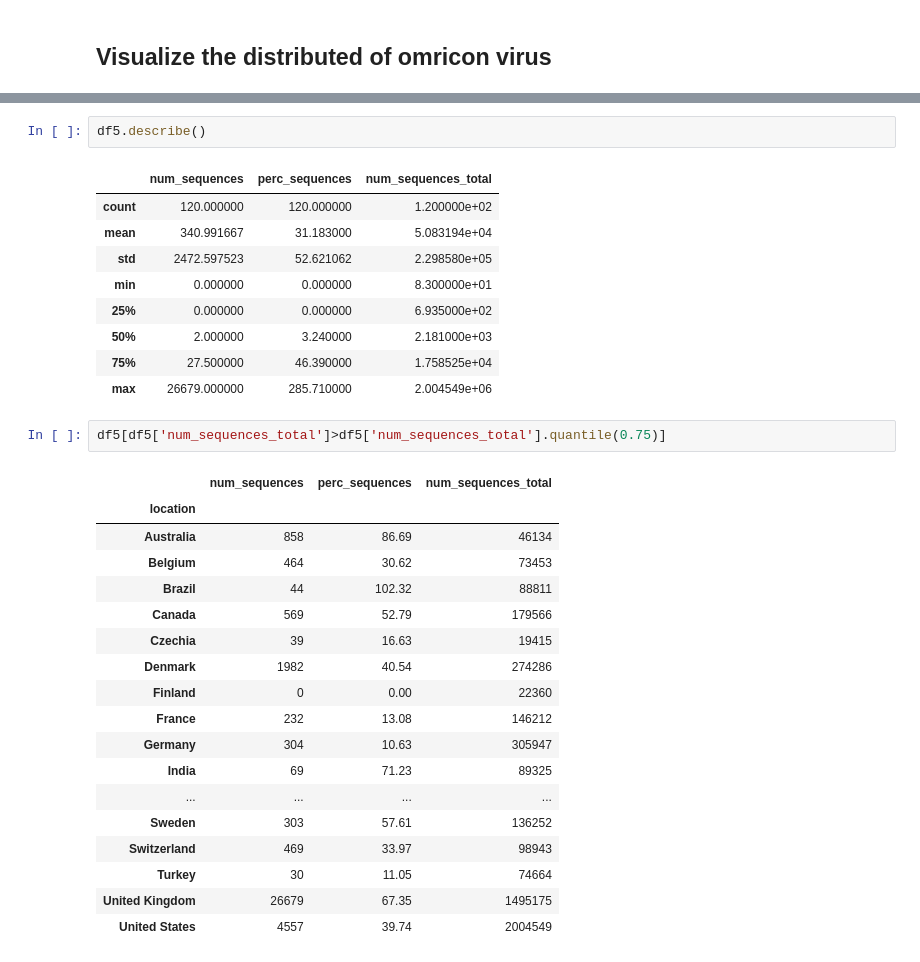
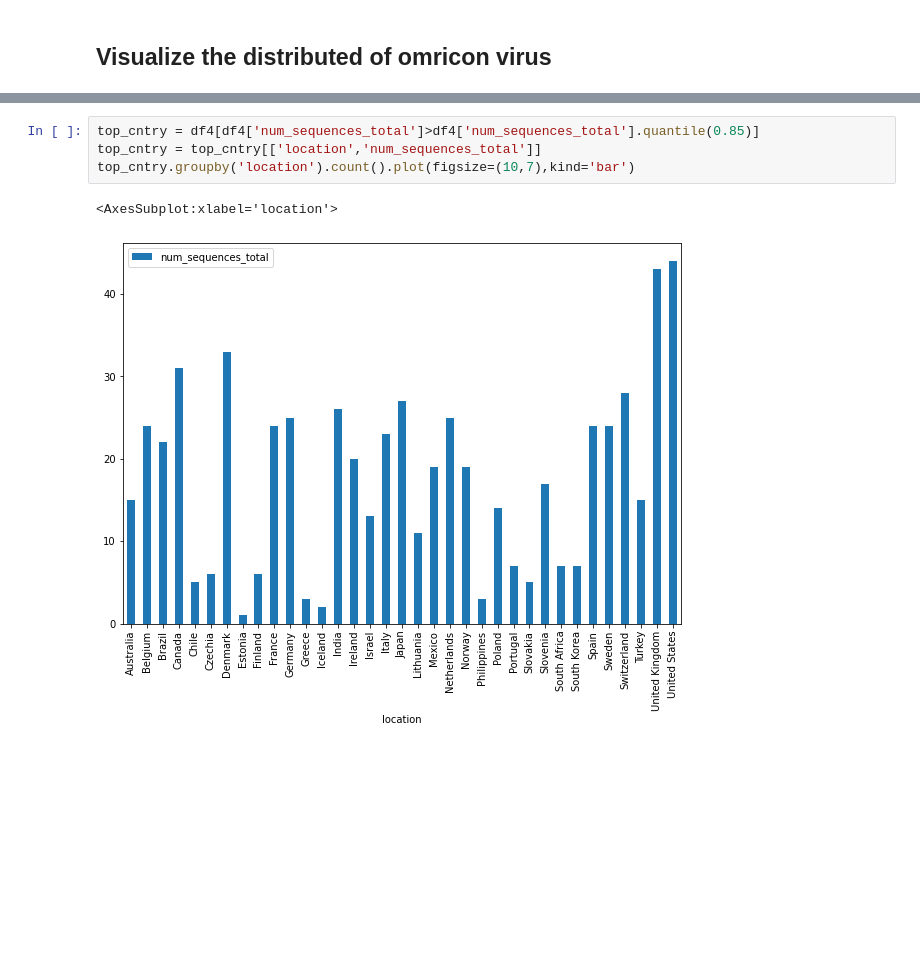
Before and after one commit to hidayah24/ds, a Jupyter notebook: Analysis/omicron_daily_cases_analysis/omicron_daily_cases_analysis.ipynb, the cells around one changed output, grey strips where cells are left out. Cells and saved outputs as stored; diff of their text form; blank space fills up the shorter version.

```diff
--- a/Analysis/omicron_daily_cases_analysis/omicron_daily_cases_analysis.ipynb
+++ b/Analysis/omicron_daily_cases_analysis/omicron_daily_cases_analysis.ipynb
@@ -115,36 +116,10 @@ df5.head()
 | Aruba | 0 | 0.00 | 3000 |
 | Australia | 858 | 86.69 | 46134 |
 | Austria | 34 | 18.99 | 12580 |
-# %%
-df5.describe()
-# %% [output]
-|  | num_sequences | perc_sequences | num_sequences_total |
-| count | 120.000000 | 120.000000 | 1.200000e+02 |
-| mean | 340.991667 | 31.183000 | 5.083194e+04 |
-| std | 2472.597523 | 52.621062 | 2.298580e+05 |
-| min | 0.000000 | 0.000000 | 8.300000e+01 |
-| 25% | 0.000000 | 0.000000 | 6.935000e+02 |
-| 50% | 2.000000 | 3.240000 | 2.181000e+03 |
-| 75% | 27.500000 | 46.390000 | 1.758525e+04 |
-| max | 26679.000000 | 285.710000 | 2.004549e+06 |
-# %%
-df5[df5['num_sequences_total']>df5['num_sequences_total'].quantile(0.75)]
-# %% [output]
-|  | num_sequences | perc_sequences | num_sequences_total |
-| location |  |  |  |
-| Australia | 858 | 86.69 | 46134 |
-| Belgium | 464 | 30.62 | 73453 |
-| Brazil | 44 | 102.32 | 88811 |
-| Canada | 569 | 52.79 | 179566 |
-| Czechia | 39 | 16.63 | 19415 |
-| Denmark | 1982 | 40.54 | 274286 |
-| Finland | 0 | 0.00 | 22360 |
-| France | 232 | 13.08 | 146212 |
-| Germany | 304 | 10.63 | 305947 |
-| India | 69 | 71.23 | 89325 |
-| ... | ... | ... | ... |
-| Sweden | 303 | 57.61 | 136252 |
-| Switzerland | 469 | 33.97 | 98943 |
-| Turkey | 30 | 11.05 | 74664 |
-| United Kingdom | 26679 | 67.35 | 1495175 |
-| United States | 4557 | 39.74 | 2004549 |
+# %%
+top_cntry = df4[df4['num_sequences_total']>df4['num_sequences_total'].quantile(0.85)]
+top_cntry = top_cntry[['location','num_sequences_total']]
+top_cntry.groupby('location').count().plot(figsize=(10,7),kind='bar')
+# %% [output]
+<AxesSubplot:xlabel='location'>
+[figure, added]
```
Also changed, not shown: parts of 2 cells of this notebook.
